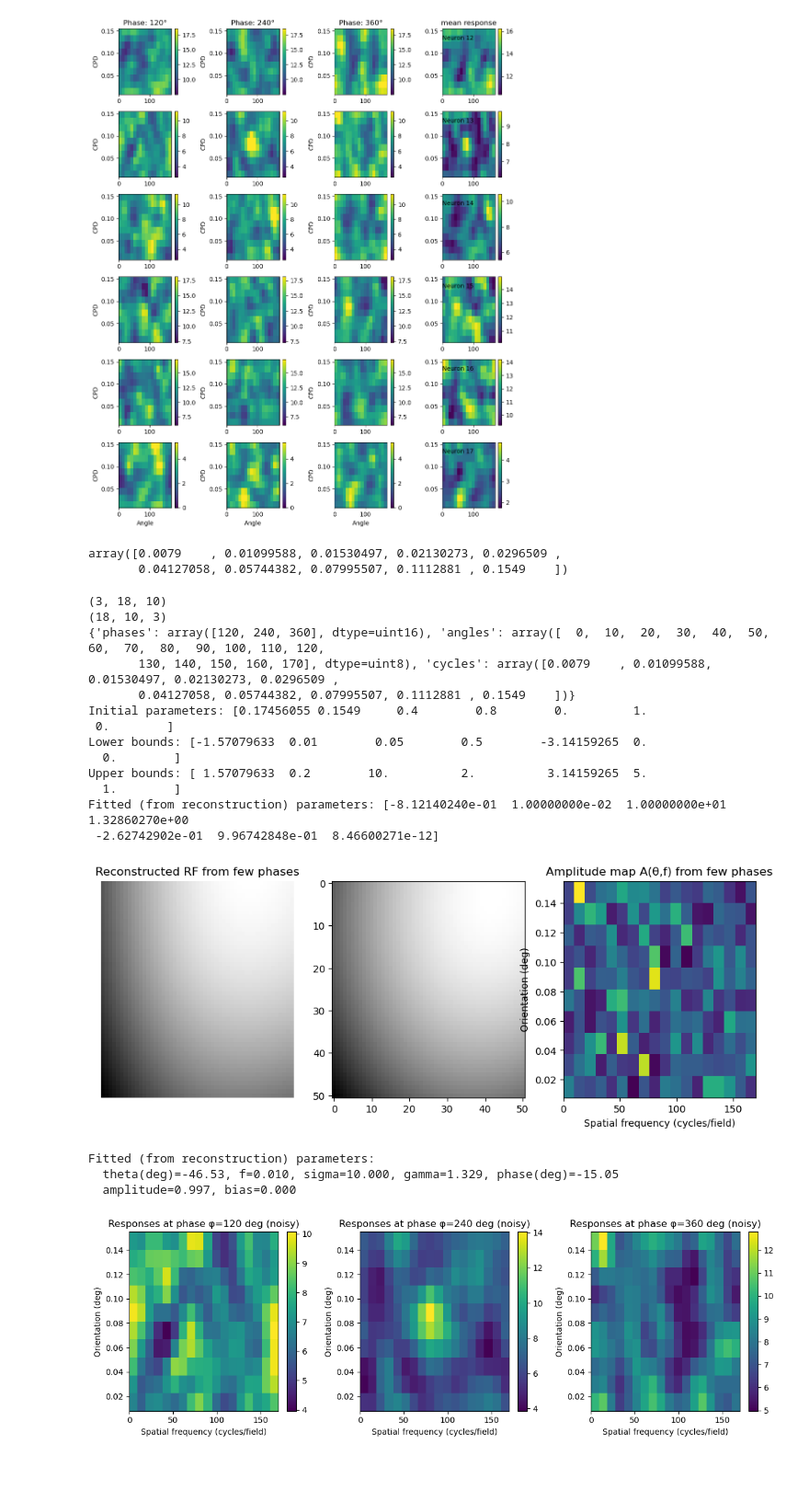
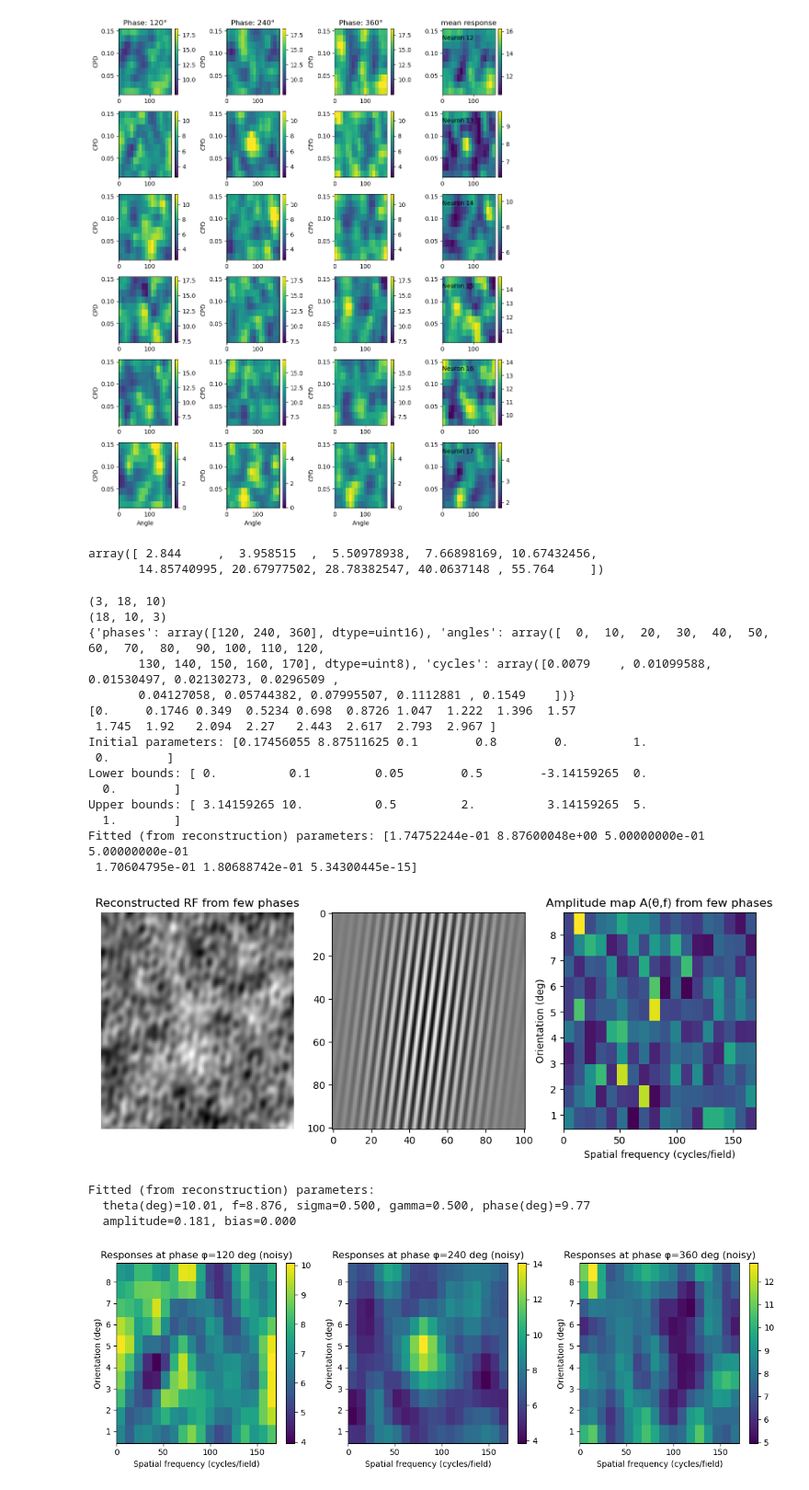
Before and after one commit to woxxel/orientation_detection, a Jupyter notebook: tutorial_fit_gabor.ipynb, the cells around one changed output. Shown at 92% size. Cells and saved outputs as stored; diff of their text form; code cells hidden in the pictures.

```diff
--- a/tutorial_fit_gabor.ipynb
+++ b/tutorial_fit_gabor.ipynb
@@ -314,10 +314,10 @@ plot_firing_maps(
 # %% [output]
 [figure]
 # %%
-unique_values["cycles"]
+unique_values["cycles"] * 360
 # %% [output]
-array([0.0079    , 0.01099588, 0.01530497, 0.02130273, 0.0296509 ,
-       0.04127058, 0.05744382, 0.07995507, 0.1112881 , 0.1549    ])
+array([ 2.844     ,  3.958515  ,  5.50978938,  7.66898169, 10.67432456,
+       14.85740995, 20.67977502, 28.78382547, 40.0637148 , 55.764     ])
 # %%
 n = 13
 fmap = event_counts[..., n] / dwelltime
@@ -325,7 +325,7 @@ print(fmap.shape)
 fmap = fmap.transpose(1, 2, 0)
 print(fmap.shape)
 
-N = 51
+N = 101
 x_grid = np.linspace(-140 / 2, 140 / 2, N)
 y_grid = np.linspace(-114 / 2, 114 / 2, N)
 xx, yy = np.meshgrid(x_grid, y_grid)
@@ -335,6 +335,7 @@ yy = np.deg2rad(yy)
 
 print(unique_values)
 thetas = np.deg2rad(unique_values["angles"])
+print(thetas)
 freqs = unique_values["cycles"] * 180 / np.pi
 phis = np.deg2rad(unique_values["phases"])
 
@@ -359,7 +360,7 @@ g_rec = synthesize_rf_from_ab(xx, yy, thetas, freqs, a_map, b_map)
 i_peak, j_peak = np.unravel_index(np.argmax(A_map), A_map.shape)
 theta_guess = thetas[i_peak]
 f_guess = freqs[j_peak]
-sigma_guess = 0.4
+sigma_guess = 0.1
 gamma_guess = 0.8
 phase_guess = 0.0
 
@@ -372,8 +373,8 @@ phase_guess = 0.0
     sigma_guess,
     gamma_guess,
     phase_guess,
-    lb=np.array([-np.pi / 2, 0.01, 0.05, 0.5, -np.pi, 0, 0]),
-    ub=np.array([np.pi / 2, 0.2, 10, 2, np.pi, 5, 1]),
+    lb=np.array([0, 0.1, 0.05, 0.5, -np.pi, 0, 0]),
+    ub=np.array([np.pi, 10, 0.5, 2, np.pi, 5, 1]),
 )
 theta_fit, f_fit, sigma_fit, gamma_fit, phase_fit, amp_fit, bias_fit = params_fit
 print("Fitted (from reconstruction) parameters:", params_fit)
@@ -384,7 +385,7 @@ axes[0].imshow(g_rec, cmap="gray", aspect="auto")  # , extent=[-1, 1, -1, 1])
 axes[0].set_title("Reconstructed RF from few phases")
 axes[0].axis("off")
 
-theta_fit, f_fit, sigma_fit, gamma_fit, phase_fit, amp_fit, bias_fit = params_fit
+
 g = gabor_2d(xx, yy, theta_fit, f_fit, sigma_fit, gamma_fit, phase_fit)
 axes[1].imshow(g, cmap="gray", aspect="auto")
 
@@ -411,43 +412,45 @@ print(f"  amplitude={amp_fit:.3f}, bias={bias_fit:.3f}")
 sigma = (1.0, 1.0)
 plt.figure(figsize=(12, 4))
 for ph_idx, ph in enumerate(phis):
     plt.subplot(1, len(phis), ph_idx + 1)
     plt.imshow(
         gauss_smooth(fmap[:, :, ph_idx], sigma).T,
         aspect="auto",
         origin="lower",
         extent=[
             np.rad2deg(thetas[0]),
             np.rad2deg(thetas[-1]),
             freqs[0],
             freqs[-1],
         ],
     )
     plt.xlabel("Spatial frequency (cycles/field)")
     plt.ylabel("Orientation (deg)")
     plt.title(f"Responses at phase φ={np.rad2deg(ph):.0f} deg (noisy)")
     plt.colorbar()
 plt.tight_layout()
 plt.show()
 # %% [output]
 (3, 18, 10)
 (18, 10, 3)
 {'phases': array([120, 240, 360], dtype=uint16), 'angles': array([  0,  10,  20,  30,  40,  50,  60,  70,  80,  90, 100, 110, 120,
        130, 140, 150, 160, 170], dtype=uint8), 'cycles': array([0.0079    , 0.01099588, 0.01530497, 0.02130273, 0.0296509 ,
        0.04127058, 0.05744382, 0.07995507, 0.1112881 , 0.1549    ])}
-Initial parameters: [0.17456055 0.1549     0.4        0.8        0.         1.
+[0.     0.1746 0.349  0.5234 0.698  0.8726 1.047  1.222  1.396  1.57
+ 1.745  1.92   2.094  2.27   2.443  2.617  2.793  2.967 ]
+Initial parameters: [0.17456055 8.87511625 0.1        0.8        0.         1.
  0.        ]
-Lower bounds: [-1.57079633  0.01        0.05        0.5        -3.14159265  0.
+Lower bounds: [ 0.          0.1         0.05        0.5        -3.14159265  0.
   0.        ]
-Upper bounds: [ 1.57079633  0.2        10.          2.          3.14159265  5.
+Upper bounds: [ 3.14159265 10.          0.5         2.          3.14159265  5.
   1.        ]
-Fitted (from reconstruction) parameters: [-8.12140240e-01  1.00000000e-02  1.00000000e+01  1.32860270e+00
- -2.62742902e-01  9.96742848e-01  8.46600271e-12]
+Fitted (from reconstruction) parameters: [1.74752244e-01 8.87600048e+00 5.00000000e-01 5.00000000e-01
+ 1.70604795e-01 1.80688742e-01 5.34300445e-15]
-[figure, old version]
+[figure, new version]
 Fitted (from reconstruction) parameters:
-  theta(deg)=-46.53, f=0.010, sigma=10.000, gamma=1.329, phase(deg)=-15.05
-  amplitude=0.997, bias=0.000
+  theta(deg)=10.01, f=8.876, sigma=0.500, gamma=0.500, phase(deg)=9.77
+  amplitude=0.181, bias=0.000
-[figure, old version]
+[figure, new version]
 # %%
 xx
 # %% [output]
```
Also changed, not shown: parts of 1 cell of this notebook, 5 other files.
